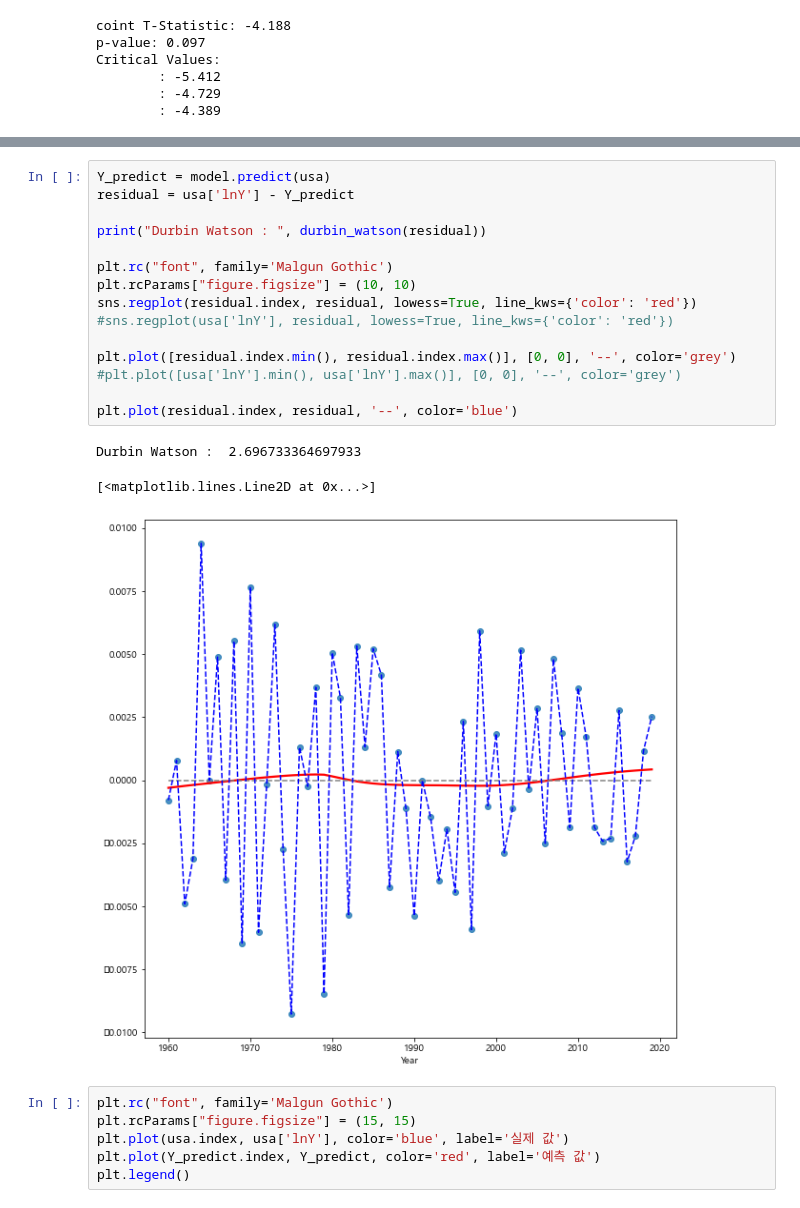
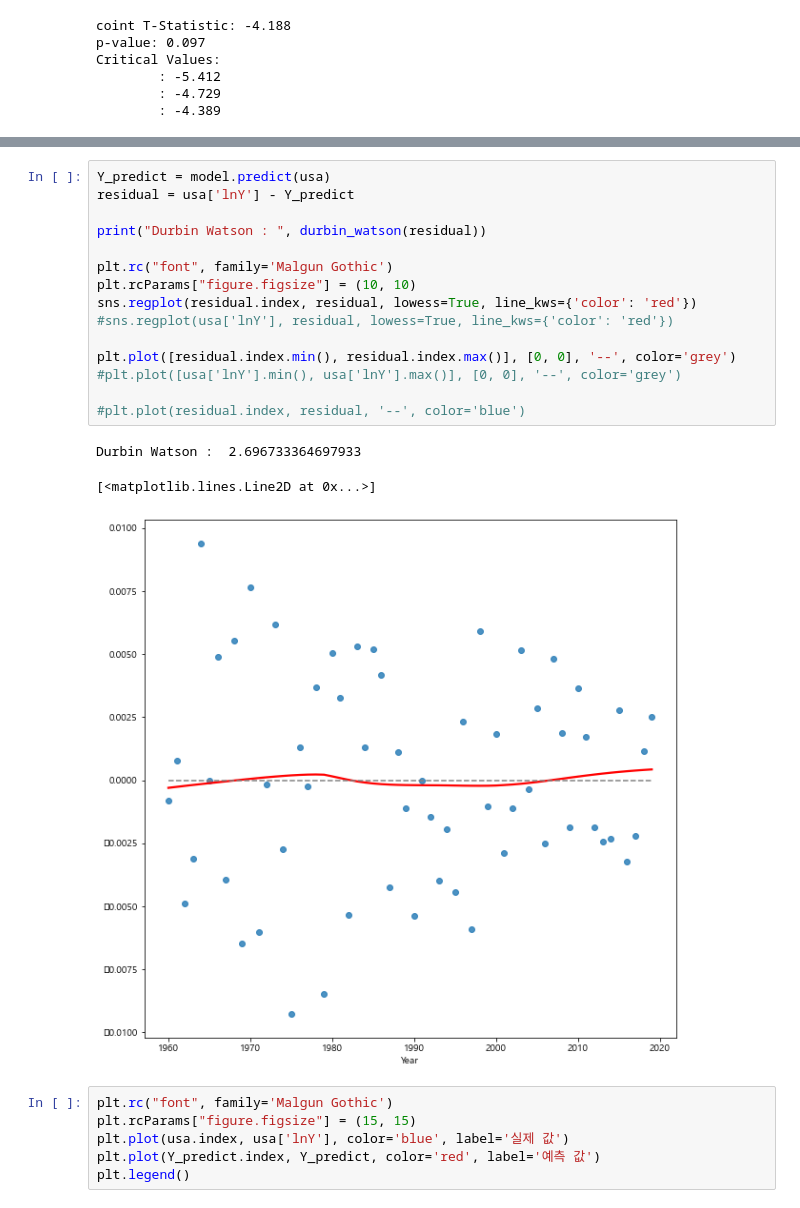
Before and after one commit to jonghwi-kim/Cobb-Douglas-production-function, a Jupyter notebook: regression.ipynb, the cells around one changed output, grey strips where cells are left out. Drawn from its saved outputs; the diff is of its cells as text.

```diff
--- a/regression.ipynb
+++ b/regression.ipynb
@@ -491,22 +491,22 @@ strong multicollinearity or other numerical problems.
 # %%
 Y_predict = model.predict(usa)
 residual = usa['lnY'] - Y_predict
 
 print("Durbin Watson : ", durbin_watson(residual))
 
 plt.rc("font", family='Malgun Gothic')
 plt.rcParams["figure.figsize"] = (10, 10)
 sns.regplot(residual.index, residual, lowess=True, line_kws={'color': 'red'})
 #sns.regplot(usa['lnY'], residual, lowess=True, line_kws={'color': 'red'})
 
 plt.plot([residual.index.min(), residual.index.max()], [0, 0], '--', color='grey')
 #plt.plot([usa['lnY'].min(), usa['lnY'].max()], [0, 0], '--', color='grey')
 
-plt.plot(residual.index, residual, '--', color='blue')
+#plt.plot(residual.index, residual, '--', color='blue')
 # %% [output]
 Durbin Watson :  2.696733364697933
 [<matplotlib.lines.Line2D at 0x...>]
-[figure, old version]
+[figure, new version]
 # %%
 plt.rc("font", family='Malgun Gothic')
 plt.rcParams["figure.figsize"] = (15, 15)
```
Also changed, not shown: parts of 6 cells of this notebook.
